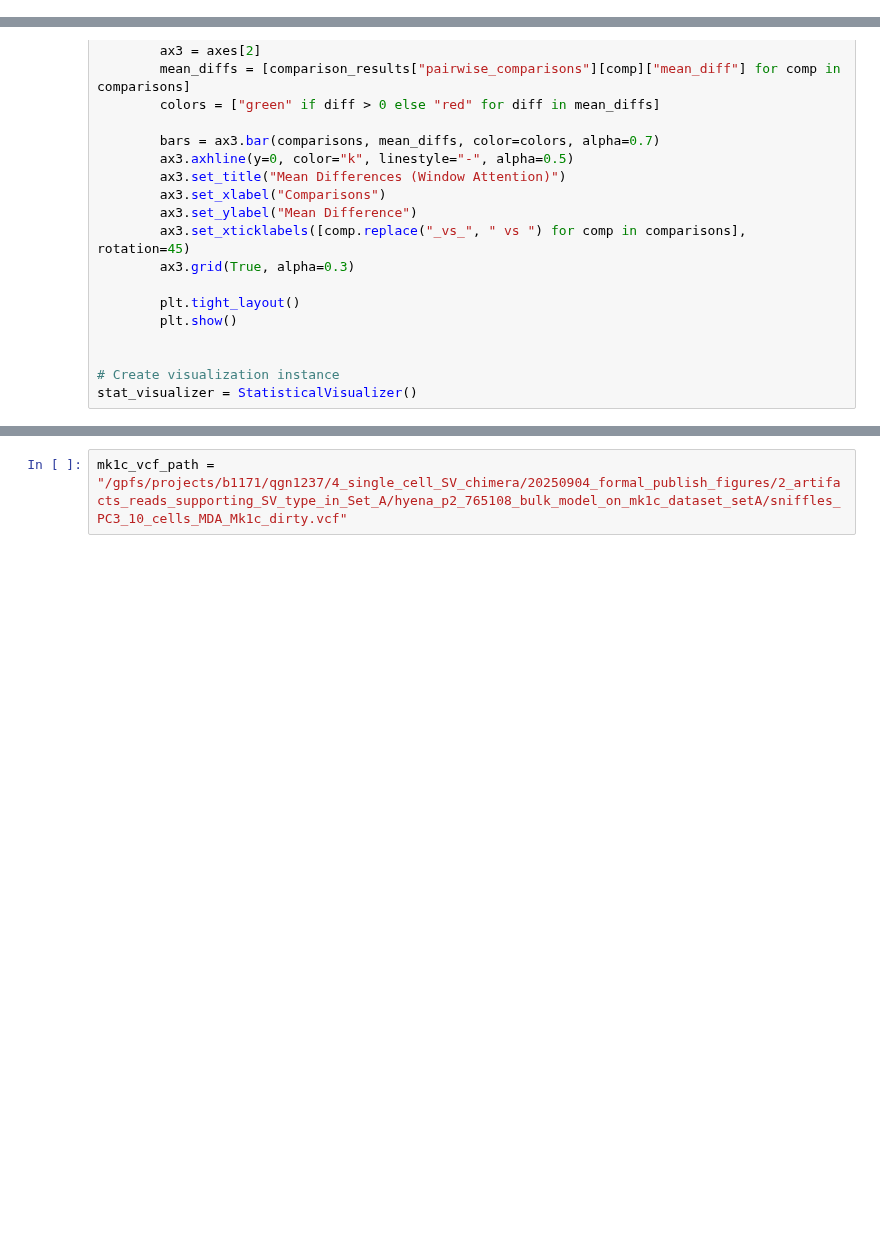
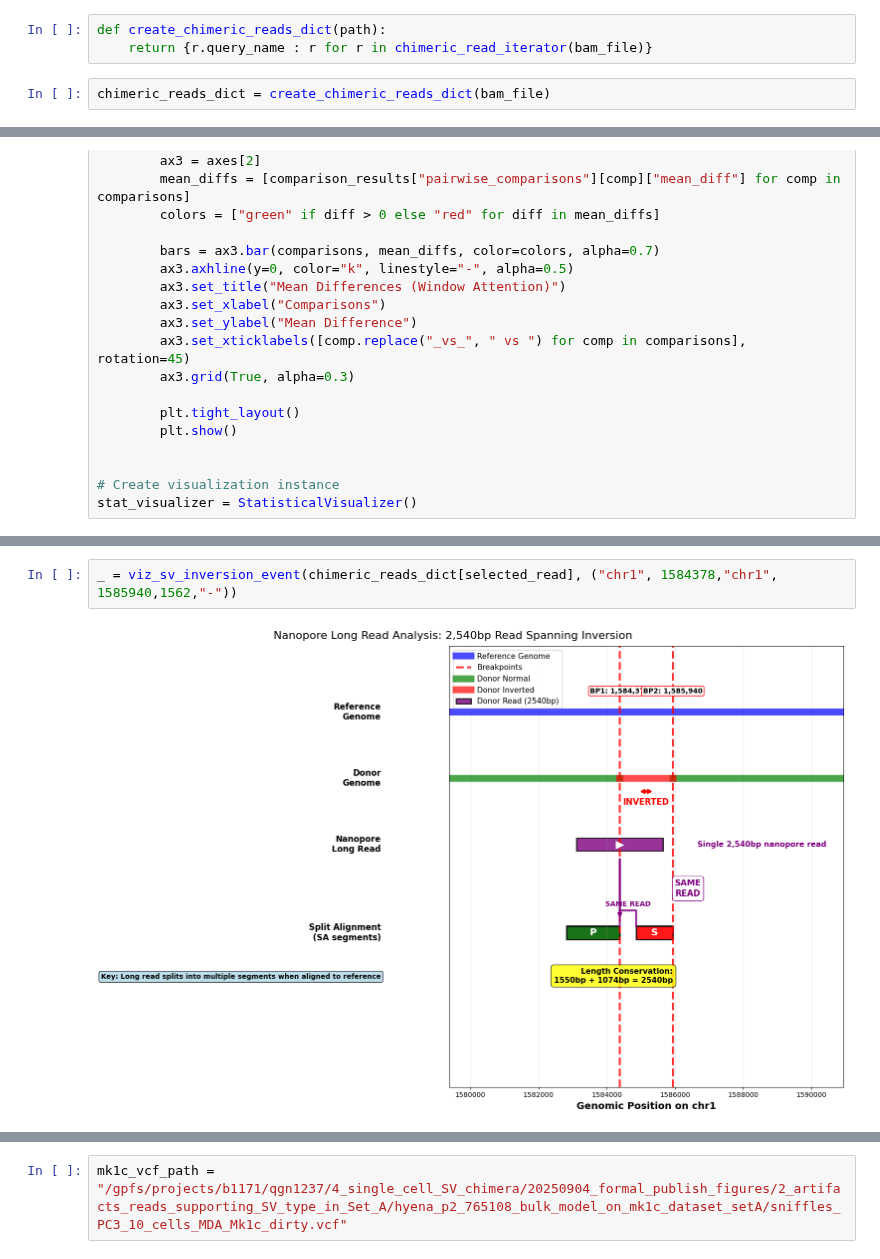
Before and after one commit to ylab-hi/ChimeraLM, a Jupyter notebook: notebooks/attention.ipynb, the cells around one changed output, grey strips where cells are left out. Cells and saved outputs as stored; diff of their text form; blank space fills up the shorter version.

```diff
--- a/notebooks/attention.ipynb
+++ b/notebooks/attention.ipynb
@@ -1010,6 +1008,11 @@ def chimeric_read_iterator(bam_path: Path):
 bam_file = Path("/gpfs/projects/b1171/ylk4626/project/Chimera/data/raw/PC3_10_cells_MDA_Mk1c_dirty.bam")
 # %%
 chimeric_reads = chimeric_read_iterator(bam_file)
+# %%
+def create_chimeric_reads_dict(path):
+    return {r.query_name : r for r in chimeric_read_iterator(bam_file)}
+# %%
+chimeric_reads_dict = create_chimeric_reads_dict(bam_file)
 # %%
 len(list(chimeric_reads))
 # %% [output]
@@ -2006,0 +2174,4 @@ def test_statistical_analysis_with_current_read(read):
+# %%
+_ = viz_sv_inversion_event(chimeric_reads_dict[selected_read], ("chr1", 1584378,"chr1", 1585940,1562,"-"))
+# %% [output]
+[figure, added]
```
Also changed, not shown: parts of 19 cells of this notebook, 1 other file.
